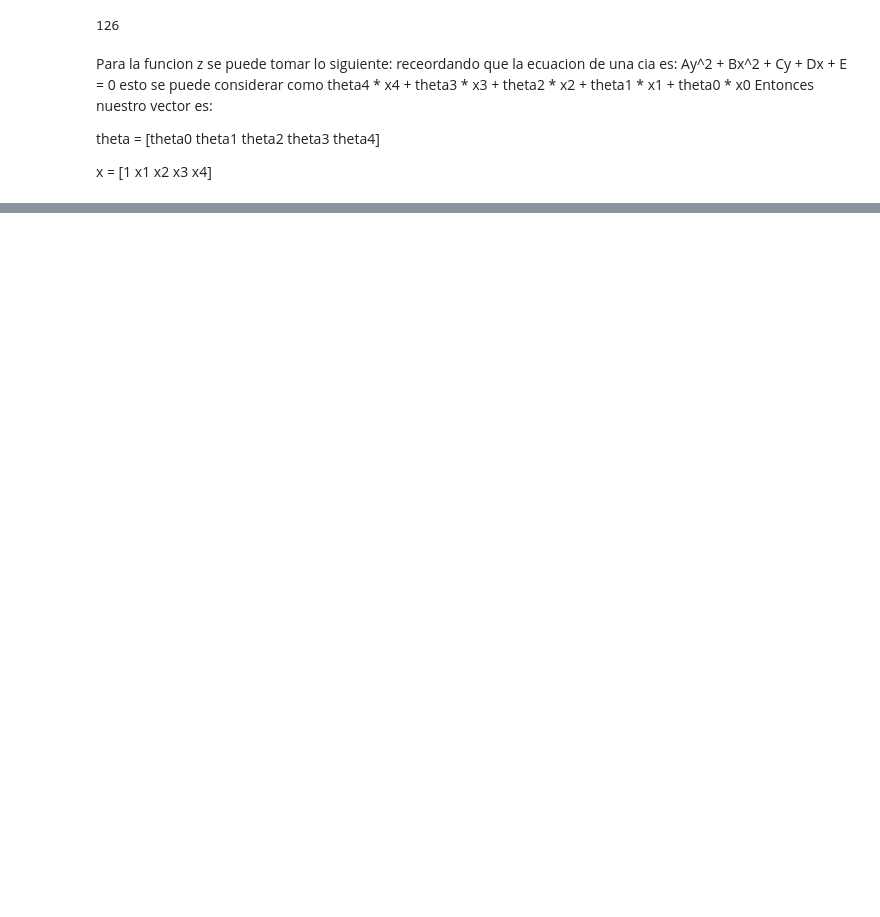
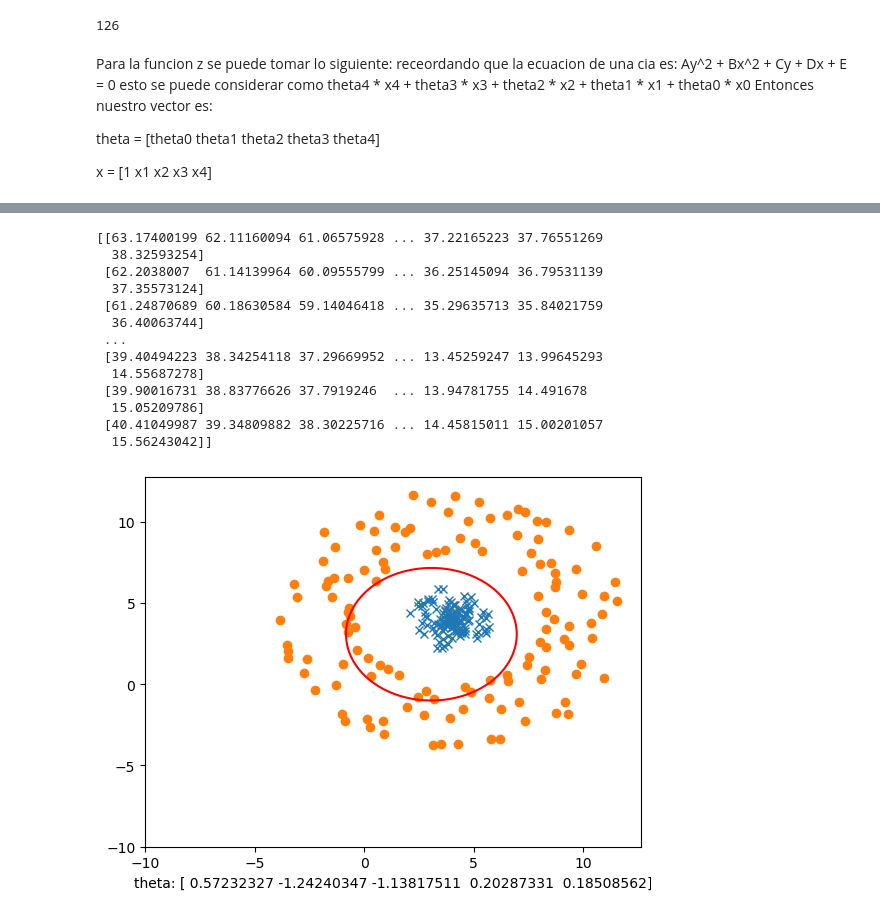
Before and after one commit to guanarp/IA2023, a Jupyter notebook: circulosLR.ipynb, the cells around one changed output, grey strips where cells are left out. Saved outputs shown, nothing was run; the diff lists cells and outputs as text; code cells hidden in the pictures; blank space fills up the shorter version.

```diff
--- a/circulosLR.ipynb
+++ b/circulosLR.ipynb
@@ -169,11 +175,34 @@ print(est)
 # %%
 plt.plot(x_int, y_int, 'x')
 plt.plot(x_ext, y_ext, 'o')
 plt.xlabel(f"theta: {theta}")
 # create the figure
 
+xb1 = np.linspace(-10.0, 10.0, 100)
+xb2 = np.linspace(-10.0, 10.0, 100)
+Xb1, Xb2 = np.meshgrid(xb1,xb2)
+b = theta[0]+Xb1*theta[1]+Xb2*theta[2]+Xb1**2*theta[3]++Xb2**2*theta[4]
+print(b)
+plt.contour(Xb1,Xb2,b,colors='r',levels=[0])
+
+
 #plt.plot(x,y)
 plt.show()
+# %% [output]
+[[63.17400199 62.11160094 61.06575928 ... 37.22165223 37.76551269
+  38.32593254]
+ [62.2038007  61.14139964 60.09555799 ... 36.25145094 36.79531139
+  37.35573124]
+ [61.24870689 60.18630584 59.14046418 ... 35.29635713 35.84021759
+  36.40063744]
+ ...
+ [39.40494223 38.34254118 37.29669952 ... 13.45259247 13.99645293
+  14.55687278]
+ [39.90016731 38.83776626 37.7919246  ... 13.94781755 14.491678
+  15.05209786]
+ [40.41049987 39.34809882 38.30225716 ... 14.45815011 15.00201057
+  15.56243042]]
+[figure, added]
 # %%
 plt.plot(est)
 # %% [output]
```
Also changed, not shown: parts of 26 cells of this notebook, 13 other files.
